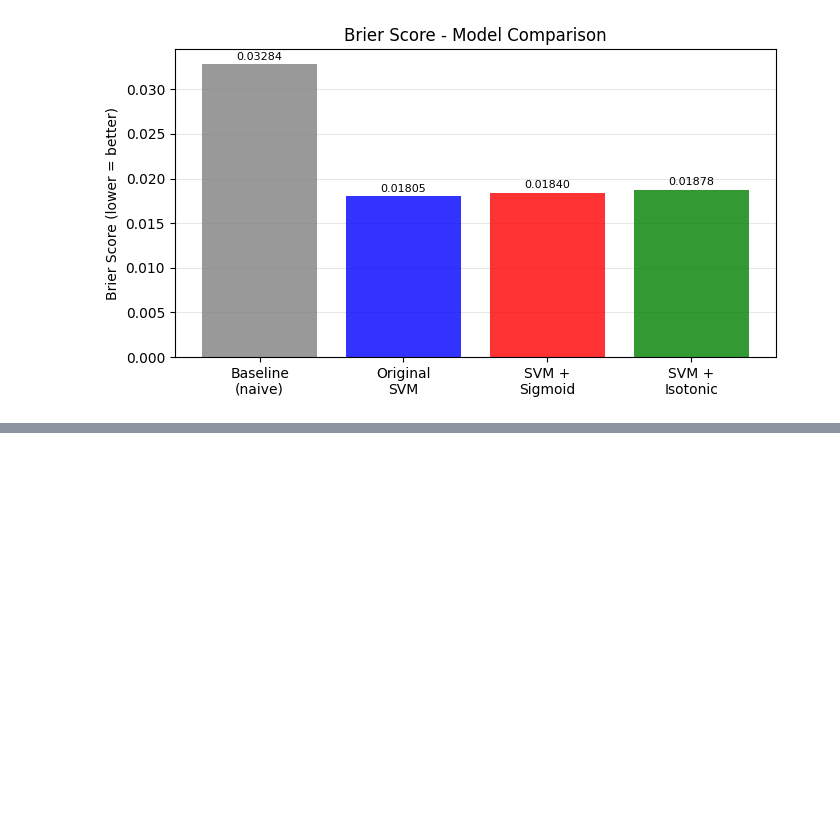
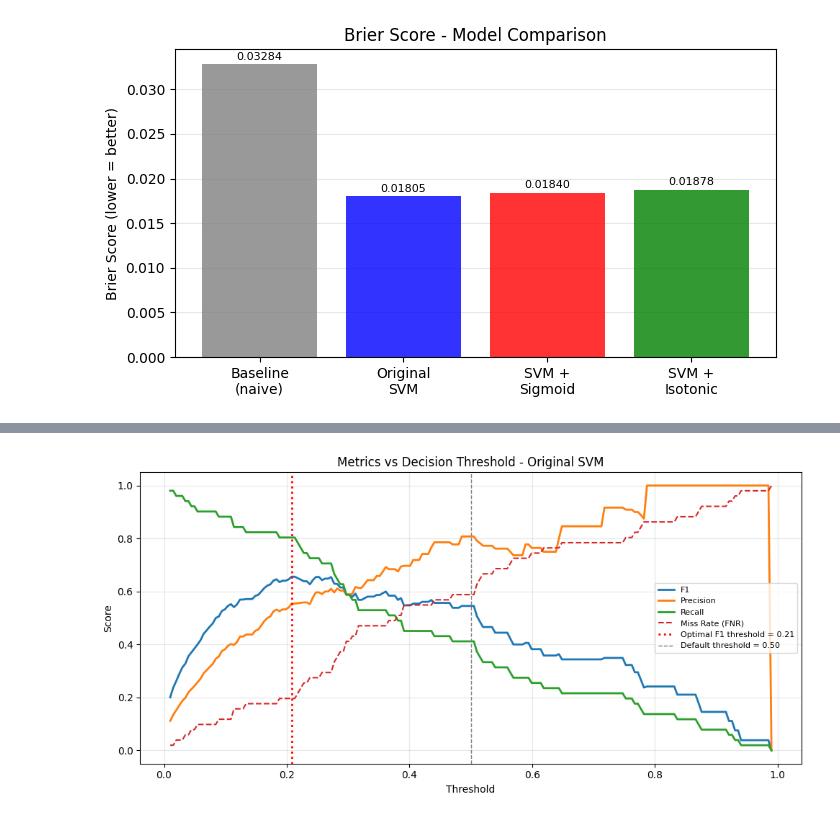
Before and after one commit to hadoyyo/Machine-Predictive-Maintenance-Expert-System, a Jupyter notebook: svm_model.ipynb, the cells around one changed output, grey strips where cells are left out. Saved outputs shown, nothing was run; the diff lists cells and outputs as text; code cells hidden in the pictures; blank space fills up the shorter version.

```diff
--- a/svm_model.ipynb
+++ b/svm_model.ipynb
@@ -377,0 +487,94 @@ SVM + Isotonic: 0.018776  (skill: +0.4283)
+# %%
+from sklearn.metrics import f1_score, precision_score, recall_score, confusion_matrix, ConfusionMatrixDisplay
+
+all_variants = [
+    ('Original SVM',   y_proba, brier_orig),
+    ('SVM + Sigmoid',  y_proba_sigmoid, brier_sigmoid),
+    ('SVM + Isotonic', y_proba_isotonic, brier_isotonic),
+]
+best_name, best_proba, _ = min(all_variants, key=lambda x: x[2])
+print(f'Selected model for threshold analysis: {best_name}')
+
+thresholds = np.linspace(0.01, 0.99, 199)
+f1s, precs, recs, fnrs = [], [], [], []
+
+for t in thresholds:
+    y_t = (best_proba >= t).astype(int)
+    f1s.append(f1_score(y_test, y_t, zero_division=0))
+    precs.append(precision_score(y_test, y_t, zero_division=0))
+    recs.append(recall_score(y_test, y_t, zero_division=0))
+    cm_t = confusion_matrix(y_test, y_t)
+    tn_t, fp_t, fn_t, tp_t = cm_t.ravel() if cm_t.size == 4 else (0,0,0,0)
+    fnrs.append(fn_t / (fn_t + tp_t + 1e-9))
+
+best_t_idx = np.argmax(f1s)
+best_t = thresholds[best_t_idx]
+
+fig, ax = plt.subplots(figsize=(10, 5))
+ax.plot(thresholds, f1s,   lw=2, label='F1')
+ax.plot(thresholds, precs, lw=2, label='Precision')
+ax.plot(thresholds, recs,  lw=2, label='Recall')
+ax.plot(thresholds, fnrs,  lw=1.5, linestyle='--', label='Miss Rate (FNR)')
+ax.axvline(best_t, color='red', linestyle=':', lw=2, label=f'Optimal F1 threshold = {best_t:.2f}')
+ax.axvline(0.5, color='gray', linestyle='--', lw=1, label='Default threshold = 0.50')
+ax.set_title(f'Metrics vs Decision Threshold - {best_name}')
+ax.set_xlabel('Threshold')
+ax.set_ylabel('Score')
+ax.legend(fontsize=8)
+ax.grid(True, alpha=0.3)
+plt.tight_layout()
+plt.show()
+
+print(f'\n- Default threshold (0.50) -')
+y_default = (best_proba >= 0.50).astype(int)
+print(classification_report(y_test, y_default, target_names=['No Failure', 'Failure']))
+
+print(f'\n- Optimal F1 threshold ({best_t:.2f}) -')
+y_optimal = (best_proba >= best_t).astype(int)
+print(classification_report(y_test, y_optimal, target_names=['No Failure', 'Failure']))
+
+print("\n- Metric Changes Comparison -")
+
+f1_def   = f1_score(y_test, y_default, zero_division=0)
+prec_def = precision_score(y_test, y_default, zero_division=0)
+rec_def  = recall_score(y_test, y_default, zero_division=0)
+
+f1_opt   = f1_score(y_test, y_optimal, zero_division=0)
+prec_opt = precision_score(y_test, y_optimal, zero_division=0)
+rec_opt  = recall_score(y_test, y_optimal, zero_division=0)
+
+cm_def = confusion_matrix(y_test, y_default)
+tn_def, fp_def, fn_def, tp_def = cm_def.ravel()
+fnr_def = fn_def / (fn_def + tp_def)
+
+cm_opt = confusion_matrix(y_test, y_optimal)
+tn_opt, fp_opt, fn_opt, tp_opt = cm_opt.ravel()
+fnr_opt = fn_opt / (fn_opt + tp_opt)
+
+print(f"{'Metric':<25} {'Threshold 0.50':>14} {'Opt. Threshold':>15} {'Change':>10}")
+print("-" * 60)
+print(f"{'F1-score':<25} {f1_def:>12.4f} {f1_opt:>12.4f} {f1_opt - f1_def:>+10.4f}")
+print(f"{'Precision':<25} {prec_def:>12.4f} {prec_opt:>12.4f} {prec_opt - prec_def:>+10.4f}")
+print(f"{'Recall':<25} {rec_def:>12.4f} {rec_opt:>12.4f} {rec_opt - rec_def:>+10.4f}")
+print(f"{'Miss Rate (FNR)':<25} {fnr_def:>12.4f} {fnr_opt:>12.4f} {fnr_opt - fnr_def:>+10.4f}")
+print(f"{'True Positives':<25} {tp_def:>12} {tp_opt:>12} {tp_opt - tp_def:>+10}")
+print(f"{'False Positives':<25} {fp_def:>12} {fp_opt:>12} {fp_opt - fp_def:>+10}")
+print(f"{'False Negatives':<25} {fn_def:>12} {fn_opt:>12} {fn_opt - fn_def:>+10}")
+print(f"{'True Negatives':<25} {tn_def:>12} {tn_opt:>12} {tn_opt - tn_def:>+10}")
+
+print("\nInterpretation:")
+print("The optimal threshold improved failure detection: the F1-score increased by 0.1105 and recall rose by 0.3922 (from 41.2% to 80.4%), while the miss rate dropped by the same margin. This gain required accepting a precision decrease of 0.2536, as false positives increased from 5 to 33. The trade-off is favorable in this context, since the cost of undetected failures substantially outweighs the cost of additional false alarms. Notably, calibration did not improve probability estimates — the original SVM already produced well-calibrated probabilities via internal Platt Scaling, and both post-hoc calibration methods slightly worsened the Brier Score.")
+
+fig, axes = plt.subplots(1, 2, figsize=(14, 5))
+
+disp_def = ConfusionMatrixDisplay(cm_def, display_labels=['No Failure', 'Failure'])
+disp_def.plot(ax=axes[0], colorbar=False)
+axes[0].set_title(f'Default Threshold 0.50\nF1={f1_def:.3f} | Recall={rec_def:.3f} | Precision={prec_def:.3f}')
+
+disp_opt = ConfusionMatrixDisplay(cm_opt, display_labels=['No Failure', 'Failure'])
+disp_opt.plot(ax=axes[1], colorbar=False)
+axes[1].set_title(f'Optimal Threshold {best_t:.2f}\nF1={f1_opt:.3f} | Recall={rec_opt:.3f} | Precision={prec_opt:.3f}')
+
+plt.tight_layout()
+plt.show()
+# %% [output]
@@ -377,0 +582 @@ SVM + Isotonic: 0.018776  (skill: +0.4283)
+[figure, added]
```
Also changed, not shown: parts of 8 cells of this notebook.
